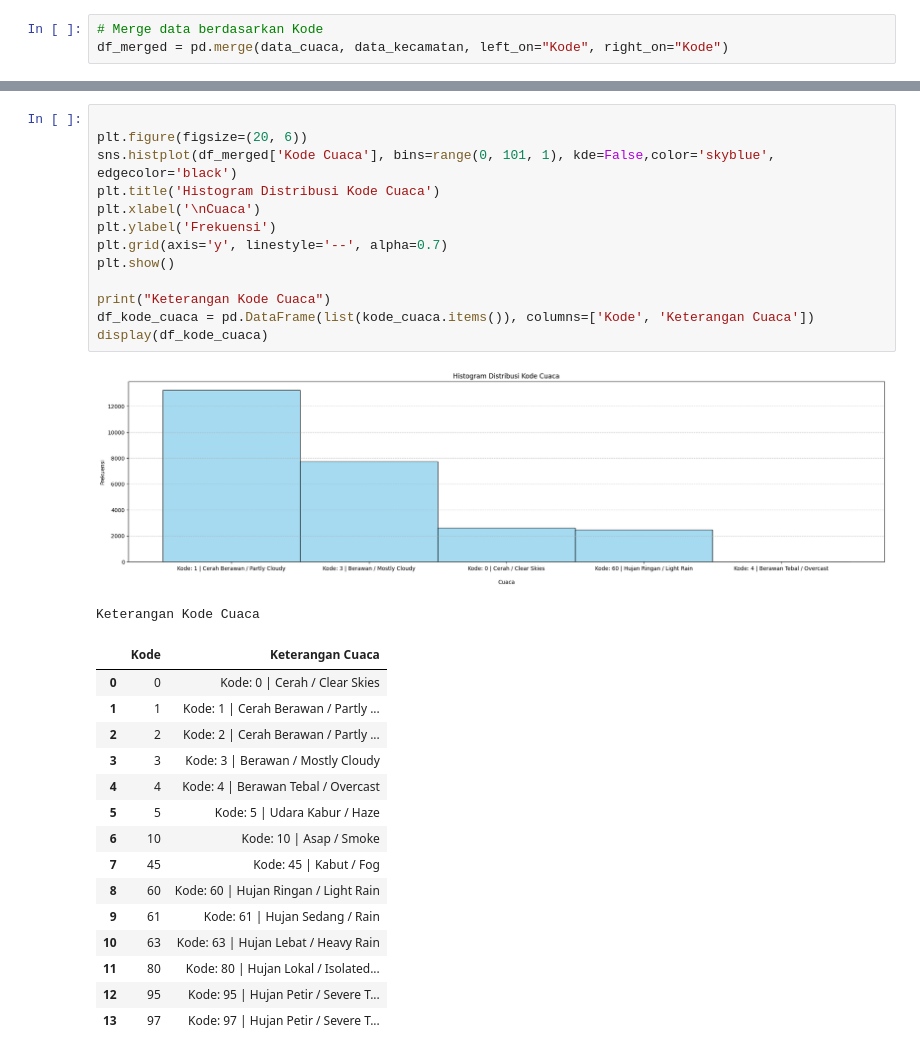
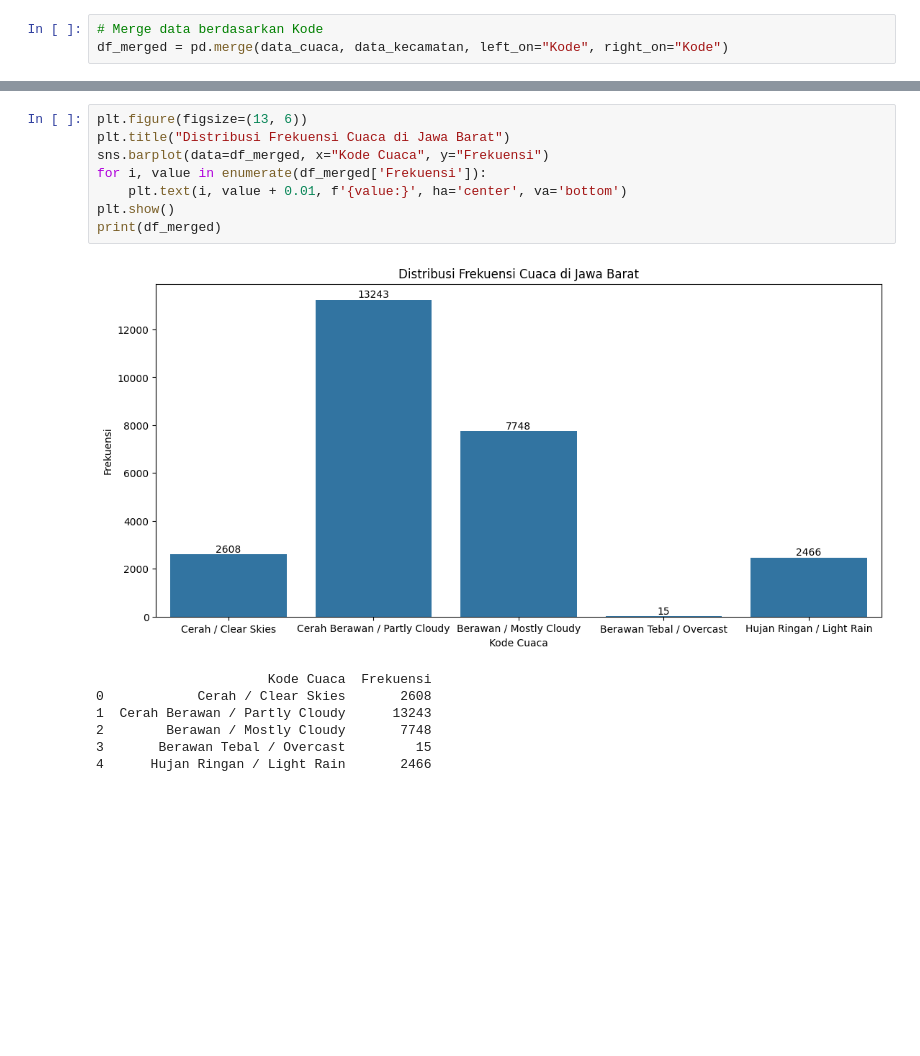
Before and after one commit to kuliah-dimas/tugas-statistika, a Jupyter notebook: analys.ipynb, the cells around one changed output, grey strips where cells are left out. Saved outputs shown, nothing was run; the diff lists cells and outputs as text; blank space fills up the shorter version.

Commit message:
updated table distribution

```diff
--- a/analys.ipynb
+++ b/analys.ipynb
@@ -51,31 +38,16 @@ Tabel Distribusi Frekuensi:
-# %%
-
-plt.figure(figsize=(20, 6))
-sns.histplot(df_merged['Kode Cuaca'], bins=range(0, 101, 1), kde=False,color='skyblue', edgecolor='black')
-plt.title('Histogram Distribusi Kode Cuaca')
-plt.xlabel('\nCuaca')
-plt.ylabel('Frekuensi')
-plt.grid(axis='y', linestyle='--', alpha=0.7)
-plt.show()
-
-print("Keterangan Kode Cuaca")
-df_kode_cuaca = pd.DataFrame(list(kode_cuaca.items()), columns=['Kode', 'Keterangan Cuaca'])
-display(df_kode_cuaca)
-# %% [output]
-[figure, removed]
-Keterangan Kode Cuaca
-|  | Kode | Keterangan Cuaca |
-| 0 | 0 | Kode: 0 | Cerah / Clear Skies |
-| 1 | 1 | Kode: 1 | Cerah Berawan / Partly ... |
-| 2 | 2 | Kode: 2 | Cerah Berawan / Partly ... |
-| 3 | 3 | Kode: 3 | Berawan / Mostly Cloudy |
-| 4 | 4 | Kode: 4 | Berawan Tebal / Overcast |
-| 5 | 5 | Kode: 5 | Udara Kabur / Haze |
-| 6 | 10 | Kode: 10 | Asap / Smoke |
-| 7 | 45 | Kode: 45 | Kabut / Fog |
-| 8 | 60 | Kode: 60 | Hujan Ringan / Light Rain |
-| 9 | 61 | Kode: 61 | Hujan Sedang / Rain |
-| 10 | 63 | Kode: 63 | Hujan Lebat / Heavy Rain |
-| 11 | 80 | Kode: 80 | Hujan Lokal / Isolated... |
-| 12 | 95 | Kode: 95 | Hujan Petir / Severe T... |
-| 13 | 97 | Kode: 97 | Hujan Petir / Severe T... |
+# %%
+plt.figure(figsize=(13, 6))
+plt.title("Distribusi Frekuensi Cuaca di Jawa Barat")
+sns.barplot(data=df_merged, x="Kode Cuaca", y="Frekuensi")
+for i, value in enumerate(df_merged['Frekuensi']):
+    plt.text(i, value + 0.01, f'{value:}', ha='center', va='bottom')
+plt.show()
+print(df_merged)
+# %% [output]
+[figure, added]
+                      Kode Cuaca  Frekuensi
+0            Cerah / Clear Skies       2608
+1  Cerah Berawan / Partly Cloudy      13243
+2        Berawan / Mostly Cloudy       7748
+3       Berawan Tebal / Overcast         15
+4      Hujan Ringan / Light Rain       2466
```
Also changed, not shown: parts of 3 cells of this notebook.
